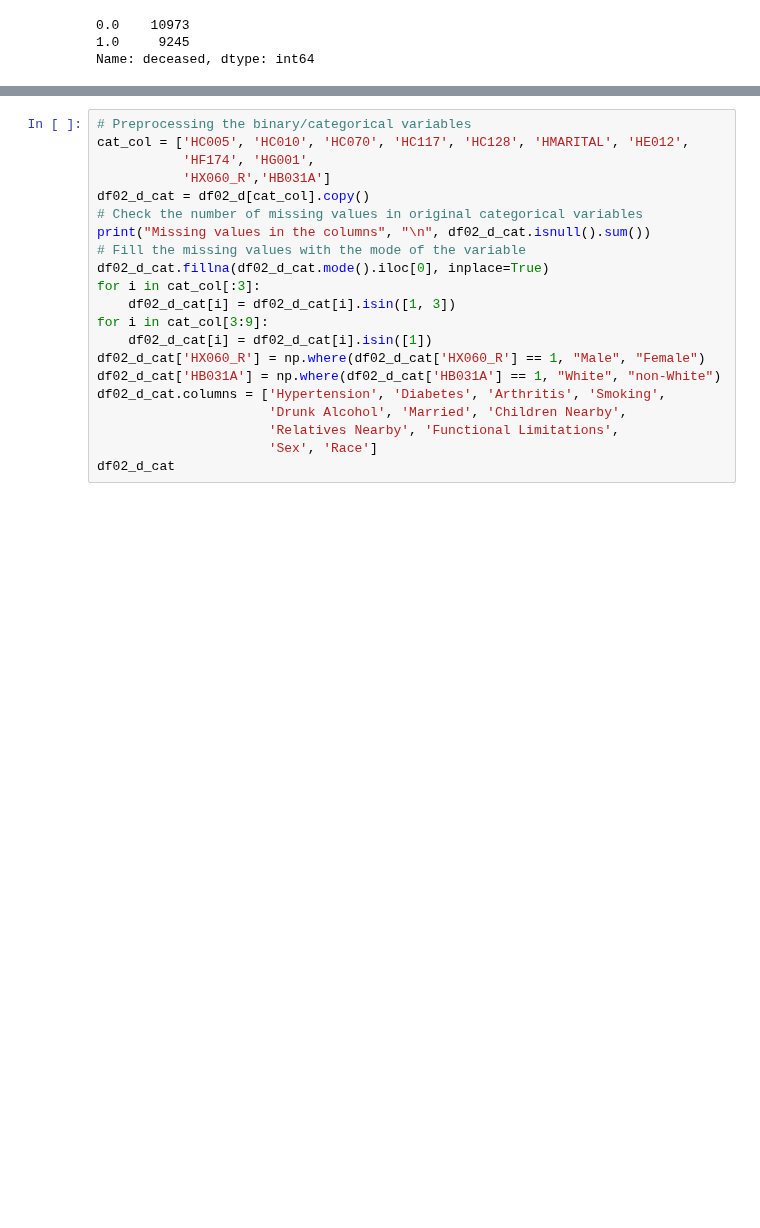
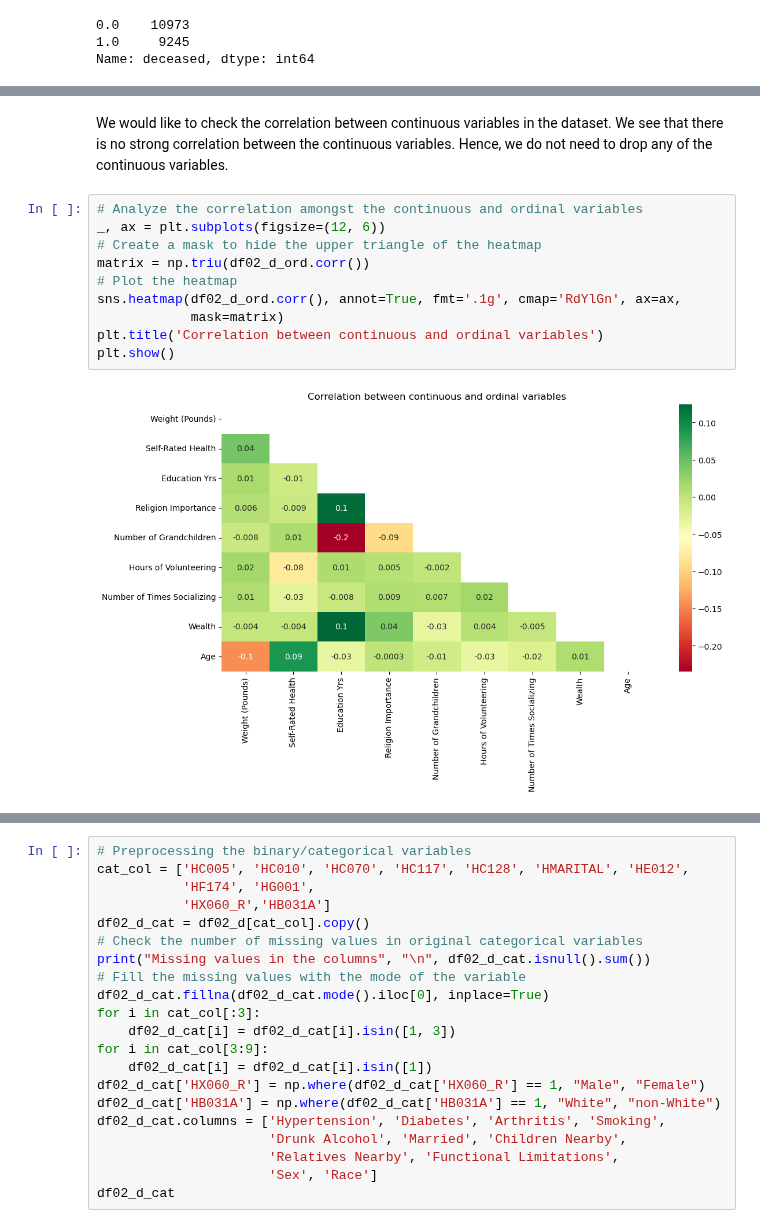
Before and after one commit to yiang-li/Predicting-Mortality-Machine-Learning, a Jupyter notebook: code_hrs.ipynb, the cells around one changed output, grey strips where cells are left out. Saved outputs shown, nothing was run; the diff lists cells and outputs as text; blank space fills up the shorter version.

```diff
--- a/code_hrs.ipynb
+++ b/code_hrs.ipynb
@@ -148,3 +211,17 @@ Filled 9043 respondents' missing ordinal variables by mean
 | 50% | 170.000000 | 3.000000 | 12.000000 | 1.000000 | 6.657524 | ... |
 | 75% | 192.000000 | 4.000000 | 14.000000 | 3.000000 | 7.000000 | ... |
 | max | 400.000000 | 5.000000 | 17.000000 | 5.000000 | 77.000000 | ... |
+# %% [markdown]
+We would like to check the correlation between continuous variables in the dataset. We see that there is no strong correlation between the continuous variables. Hence, we do not need to drop any of the continuous variables.
+# %%
+# Analyze the correlation amongst the continuous and ordinal variables
+_, ax = plt.subplots(figsize=(12, 6))
+# Create a mask to hide the upper triangle of the heatmap
+matrix = np.triu(df02_d_ord.corr())
+# Plot the heatmap
+sns.heatmap(df02_d_ord.corr(), annot=True, fmt='.1g', cmap='RdYlGn', ax=ax,
+            mask=matrix)
+plt.title('Correlation between continuous and ordinal variables')
+plt.show()
+# %% [output]
+[figure, added]
```
Also changed, not shown: parts of 24 cells of this notebook, 2 other files.
